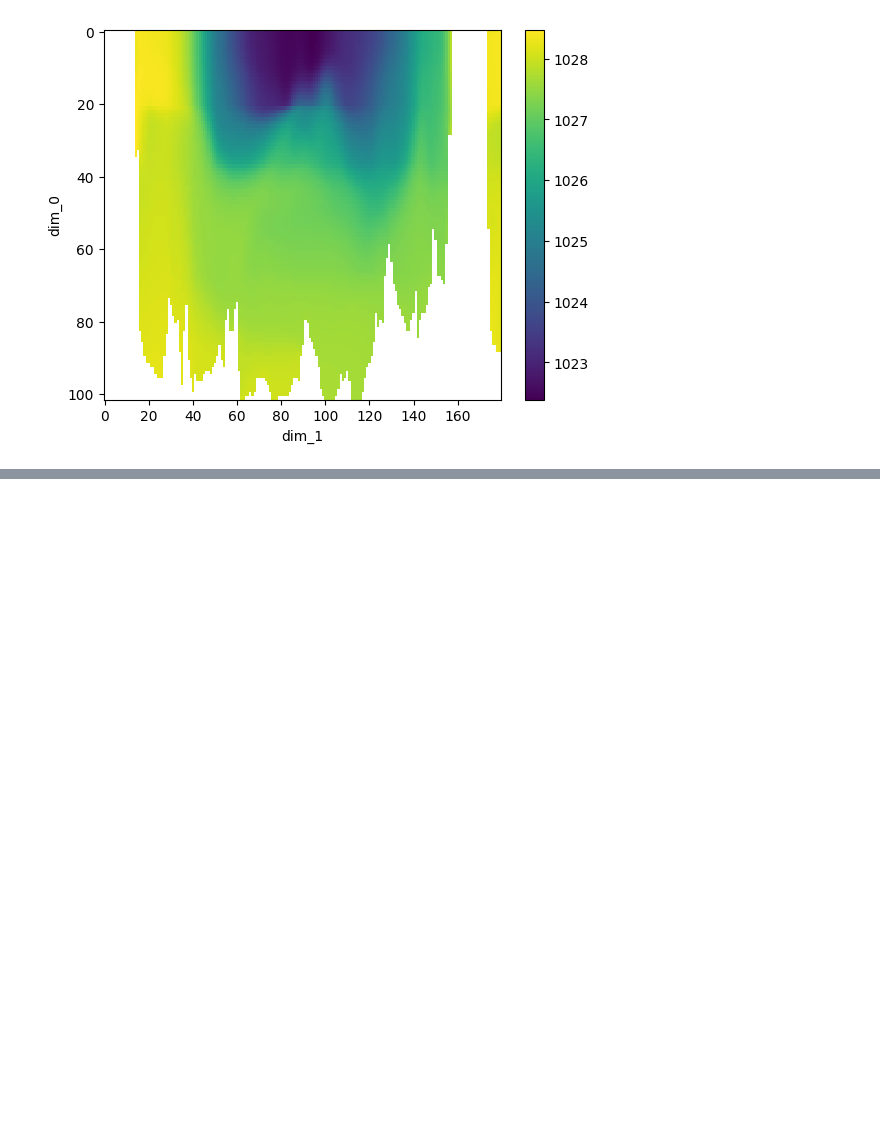
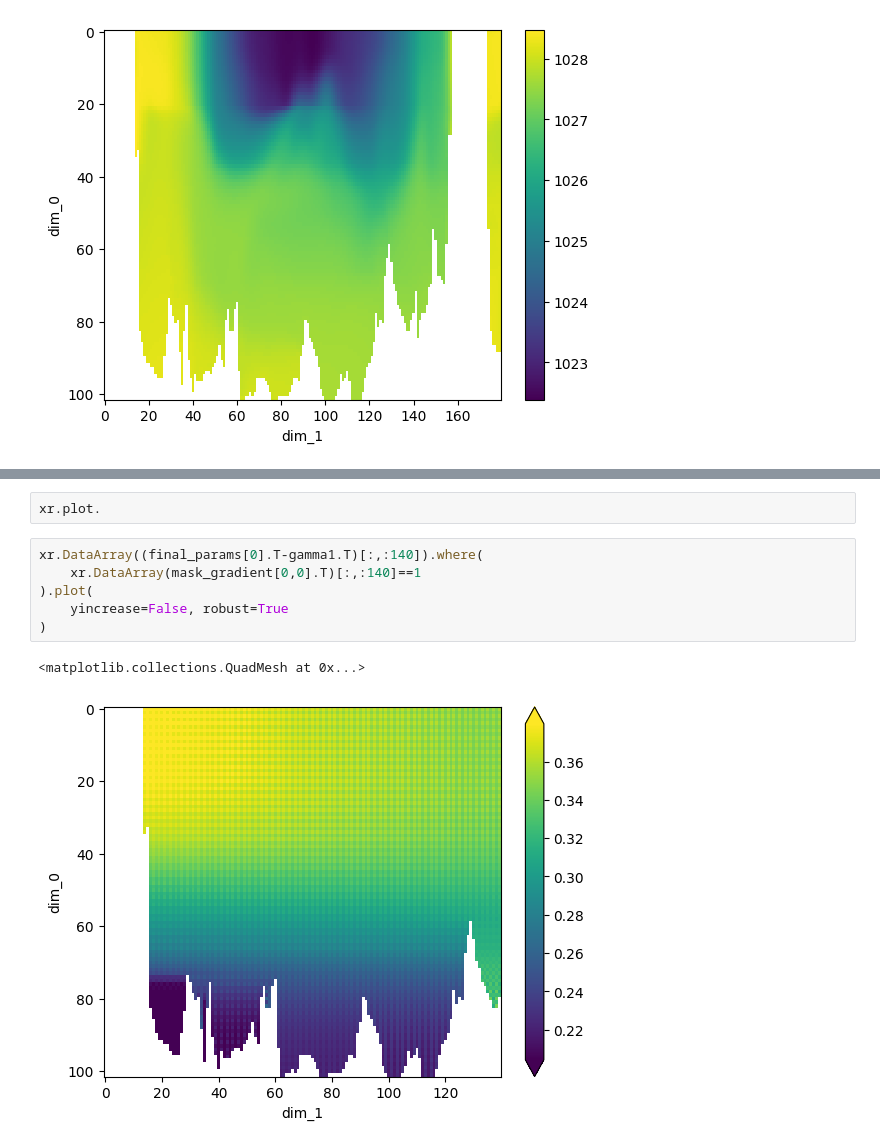
Before and after one commit to rcaneill/neutral-density, a Jupyter notebook: notebooks/proof_of_concept-linEOS.ipynb, the cells around one changed output, grey strips where cells are left out. Cells and saved outputs as stored; diff of their text form; blank space fills up the shorter version.

```diff
--- a/notebooks/proof_of_concept-linEOS.ipynb
+++ b/notebooks/proof_of_concept-linEOS.ipynb
@@ -271,0 +284,11 @@ xr.DataArray(final_params[1].T).where(xr.DataArray(mask_gradient[0,0].T)==1).plo
+# %%
+xr.plot.
+# %%
+xr.DataArray((final_params[0].T-gamma1.T)[:,:140]).where(
+    xr.DataArray(mask_gradient[0,0].T)[:,:140]==1
+).plot(
+    yincrease=False, robust=True
+)
+# %% [output]
+<matplotlib.collections.QuadMesh at 0x...>
+[figure, added]
```
Also changed, not shown: parts of 11 cells of this notebook, 1 other file.
